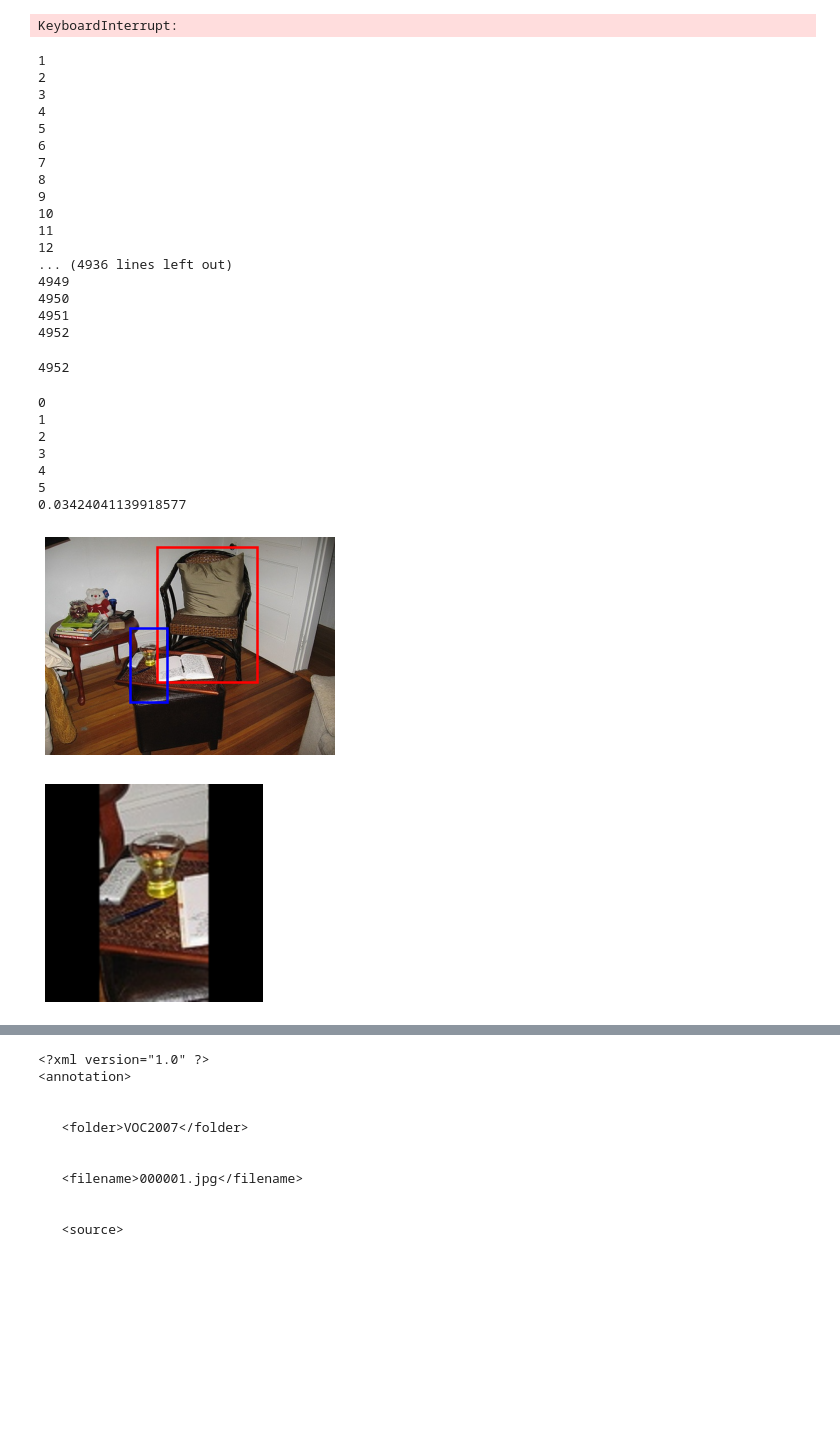
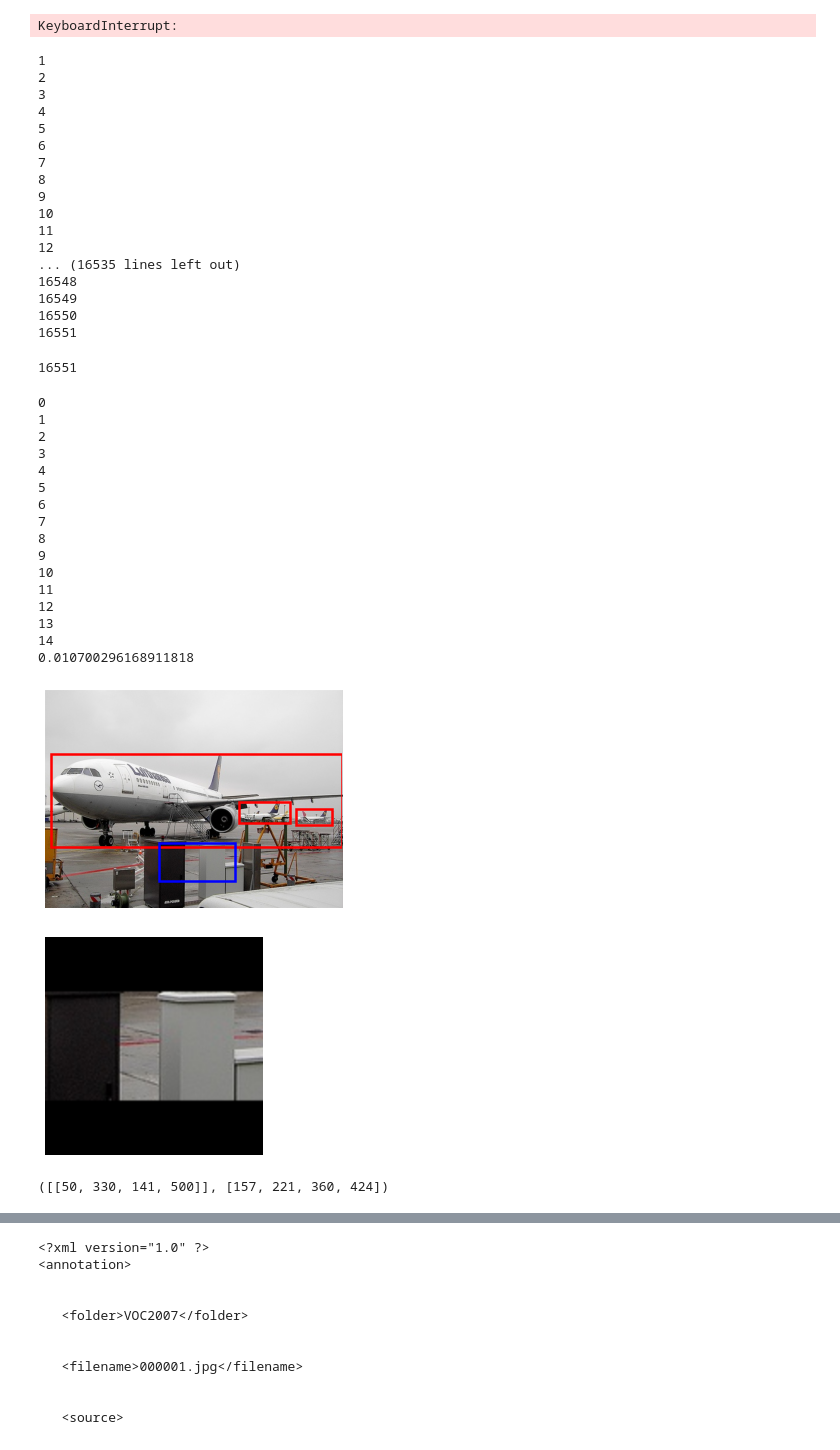
Before and after one commit to terry97-guel/OWOD-preproccesing, a Jupyter notebook: my_code/CropTask1.ipynb, the cells around one changed output, grey strips where cells are left out. Saved outputs shown, nothing was run; the diff lists cells and outputs as text; code cells hidden in the pictures; blank space fills up the shorter version.

Commit message:
Add plotting

```diff
--- a/my_code/CropTask1.ipynb
+++ b/my_code/CropTask1.ipynb
@@ -9,9 +9,9 @@ from xml.dom import minidom
 import cv2
 # %%
 datapath = '../../dataset/Annotations'
-xmllspath = '../../dataset/tasklist/t1_known_test.txt'
+xmllspath = '../../dataset/tasklist/t1_train.txt'
 imagepath = '../../dataset/JPEGImages'
-savedir = '../../dataset/BackgroundCrop'
+savedir = '../../dataset/BackgroundCrop_Train'
 IOUthreshold = 0.05
 
 VOC_CLASS_NAMES = [
@@ -102,7 +102,11 @@ count
 # %% [output]
 KeyboardInterrupt:
 # %%
-windowsize = [[64,32], [64,64], [64,128], [128,64],[128,128],[128,256],[256,128],[256,256],[256,512]]
+windowsize = [
+    [64,32], [64,64], [64,128],
+    [128,64],[128,128],[128,256], [128,64],[128,128],[128,256], [128,64],[128,128],[128,256],
+    [256,128],[256,256],[256,512], [256,128],[256,256],[256,512], [256,128],[256,256],[256,512], [256,128],[256,256],[256,512], [256,128],[256,256],[256,512]
+    ]
 import random
 # %%
 def calculateIOU(gtbox,cropbox):
@@ -199,7 +203,7 @@ for idx, singleXml in enumerate(xmlls):
     if not(os.path.exists(savedir)):
         os.makedirs(savedir)
 
-    imgname = 'BackgroundCrop_'+ str(count)+'.jpg'
+    imgname = 'BackgroundCropTrain_'+ str(count)+'.jpg'
     cropimagepath = os.path.join(savedir,imgname)
 
 
@@ -224,12 +228,12 @@ count
 10
 11
 12
-... (4936 lines left out)
-4949
-4950
-4951
-4952
+... (16535 lines left out)
+16548
+16549
+16550
+16551
-4952
+16551
 # %%
 # Plot FarDistribution
 random.seed(1)
@@ -299,7 +303,7 @@ for idx, singleXml in enumerate(xmlls):
         num = num+1
 
     print(idx)
-    if idx==5:
+    if idx==14:
         print(IOU)
         # Plot Cropped Images
         fig1, ax1 = plt.subplots(1)
@@ -311,33 +315,46 @@ for idx, singleXml in enumerate(xmlls):
                     box[1]-box[0],
                     edgecolor = 'red',
                     facecolor = None,
                     fill=False,
                     lw = 2.5
                 )
             ax1.add_patch(patch)
 
         patch = patches.Rectangle((cropbox[2], cropbox[0]),
                 cropbox[3]-cropbox[2],
                 cropbox[1]-cropbox[0],
                 edgecolor = 'blue',
                 facecolor = None,
                 lw = 2.5,
                 fill=False
             )
         ax1.add_patch(patch)
 
         fig2, ax2 = plt.subplots(1)
         ax2.imshow(cv2.cvtColor(crop, cv2.COLOR_BGR2RGB))
         ax2.axis('off')
 
         break
 # %% [output]
 0
 1
 2
 3
 4
 5
-0.03424041139918577
+6
+7
+8
+9
+10
+11
+12
+13
+14
+0.010700296168911818
-[figure, old version]
+[figure, new version]
-[figure, old version]
+[figure, new version]
+# %%
+gtbox,cropbox
+# %% [output]
+([[50, 330, 141, 500]], [157, 221, 360, 424])
```
Also changed, not shown: parts of 1 cell of this notebook.
